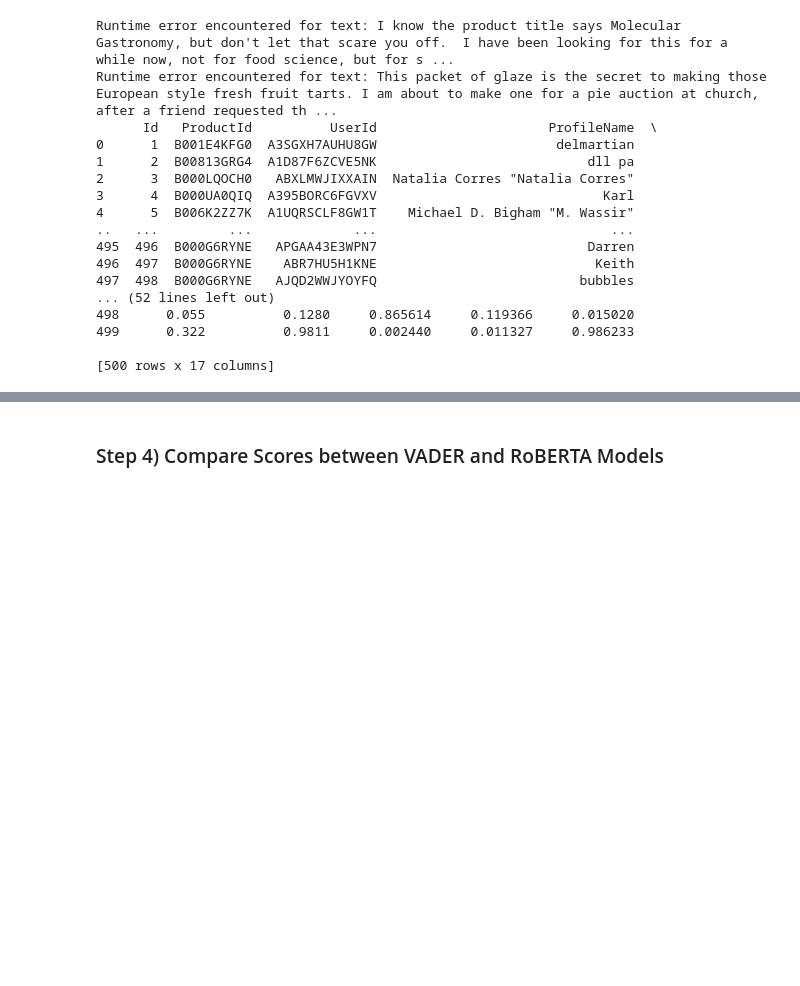
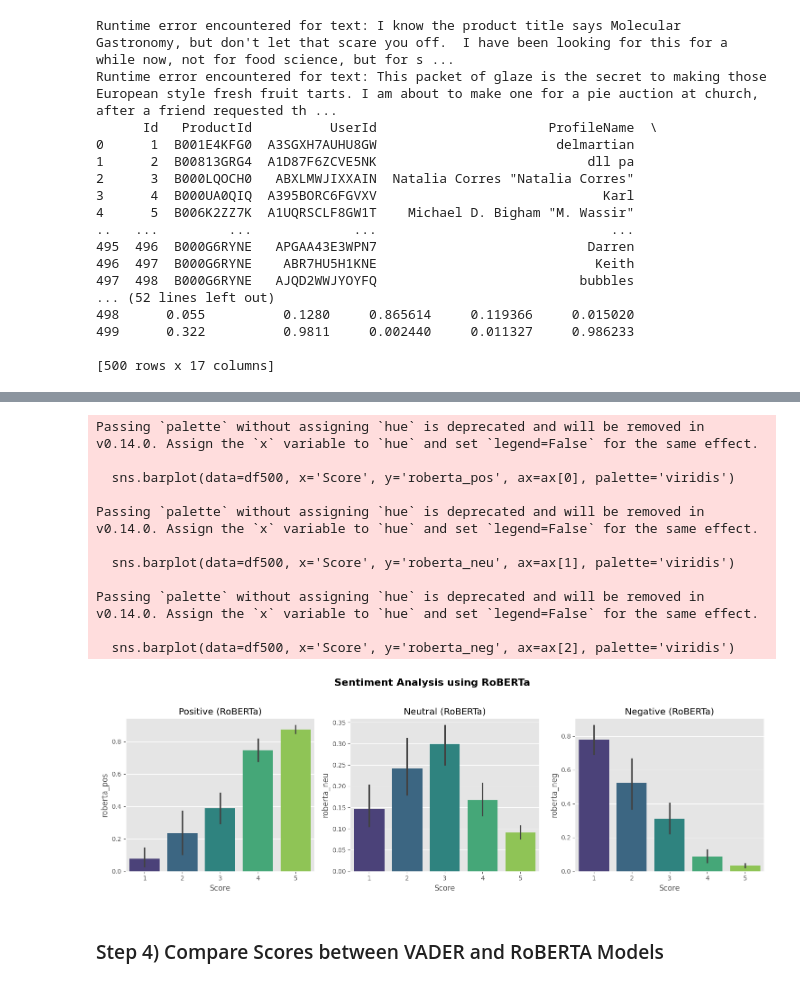
Before and after one commit to mohinikathro/Amazon_Review_sentiment_analysis, a Jupyter notebook: Sentiment_analysis.ipynb, the cells around one changed output, grey strips where cells are left out. Cells and saved outputs as stored; diff of their text form; code cells hidden in the pictures; blank space fills up the shorter version.

```diff
--- a/Sentiment_analysis.ipynb
+++ b/Sentiment_analysis.ipynb
@@ -481,6 +509,39 @@ df500.head(1)
 # %% [output]
 |  | Id | ProductId | UserId | ProfileName | HelpfulnessNumerator | HelpfulnessDenominator | Score | ... |
 | 0 | 1 | B001E4KFG0 | A3SGXH7AUHU8GW | delmartian | 1 | 1 | 5 | ... |
+# %%
+# Create subplots for RoBERTa sentiment scores
+fig, ax = plt.subplots(1, 3, figsize=(15, 5))
+
+# Plotting RoBERTa sentiment scores
+sns.barplot(data=df500, x='Score', y='roberta_pos', ax=ax[0], palette='viridis')
+sns.barplot(data=df500, x='Score', y='roberta_neu', ax=ax[1], palette='viridis')
+sns.barplot(data=df500, x='Score', y='roberta_neg', ax=ax[2], palette='viridis')
+
+# Setting individual subplot titles
+ax[0].set_title('Positive (RoBERTa)')
+ax[1].set_title('Neutral (RoBERTa)')
+ax[2].set_title('Negative (RoBERTa)')
+
+# Setting the main title for the entire figure
+fig.suptitle('Sentiment Analysis using RoBERTa', fontsize=16, fontweight='bold')
+
+# Layout adjustments
+plt.tight_layout(rect=[0, 0, 1, 0.95])  # Adjust to fit main title properly
+plt.show()
+# %% [output]
+Passing `palette` without assigning `hue` is deprecated and will be removed in v0.14.0. Assign the `x` variable to `hue` and set `legend=False` for the same effect.
+
+  sns.barplot(data=df500, x='Score', y='roberta_pos', ax=ax[0], palette='viridis')
+
+Passing `palette` without assigning `hue` is deprecated and will be removed in v0.14.0. Assign the `x` variable to `hue` and set `legend=False` for the same effect.
+
+  sns.barplot(data=df500, x='Score', y='roberta_neu', ax=ax[1], palette='viridis')
+
+Passing `palette` without assigning `hue` is deprecated and will be removed in v0.14.0. Assign the `x` variable to `hue` and set `legend=False` for the same effect.
+
+  sns.barplot(data=df500, x='Score', y='roberta_neg', ax=ax[2], palette='viridis')
+[figure, added]
 # %% [markdown]
 ### Step 4) Compare Scores between VADER and RoBERTA Models
 # %%
```
Also changed, not shown: parts of 1 cell of this notebook.
